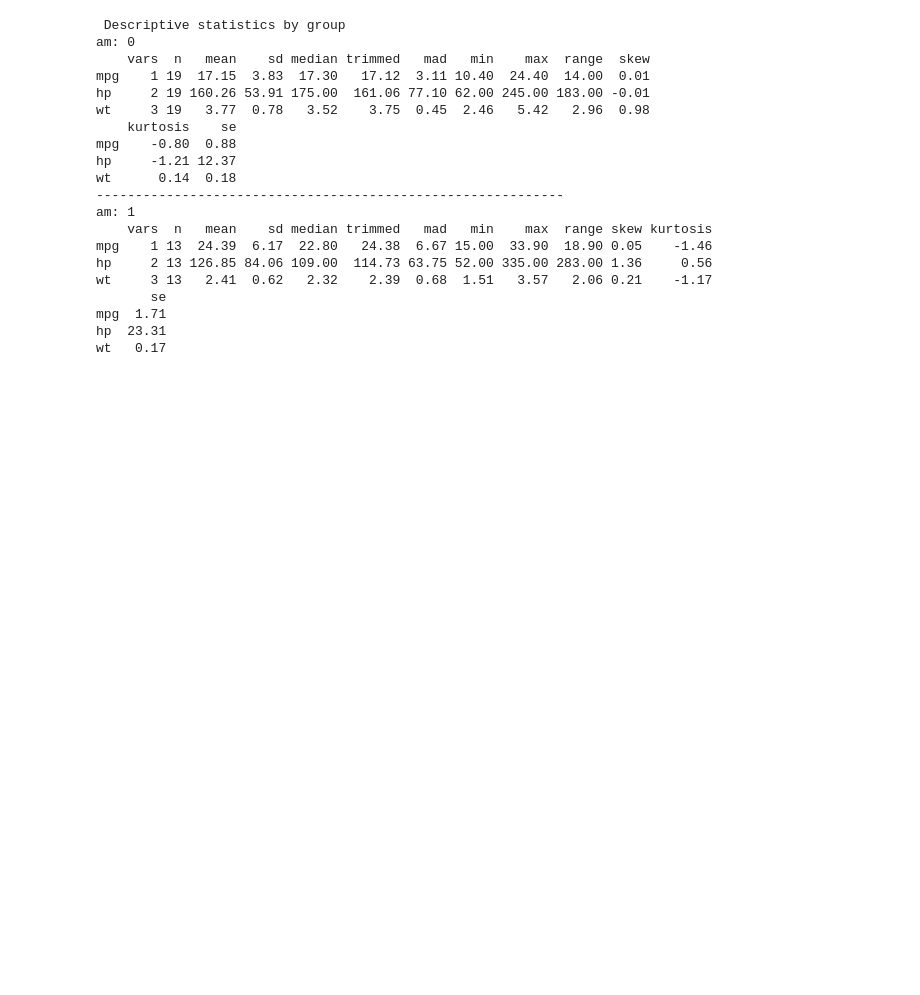
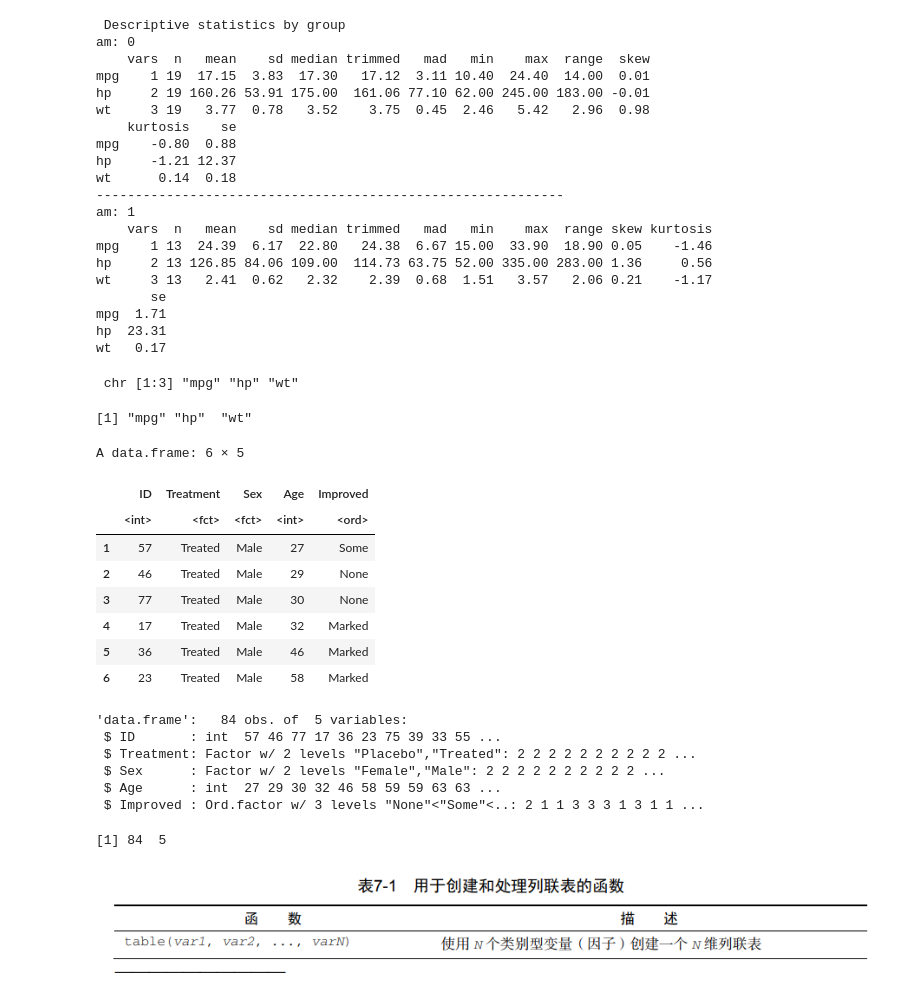
Before and after one commit to ruishuQU/R-IN-ACTION, a Jupyter notebook: code/ch07 基本统计分析.ipynb, the cells around one changed output. Cells and saved outputs as stored; diff of their text form; code cells hidden in the pictures; blank space fills up the shorter version.

```diff
--- a/code/ch07 基本统计分析.ipynb
+++ b/code/ch07 基本统计分析.ipynb
@@ -201,3 +201,38 @@ wt     3 13   2.41  0.62   2.32    2.39  0.68  1.51   3.57   2.06 0.21    -1.17
 mpg  1.71
 hp  23.31
 wt   0.17
+# %%
+str(myvars)
+head(myvars)
+# %% [output]
+ chr [1:3] "mpg" "hp" "wt"
+[1] "mpg" "hp"  "wt"
+# %%
+# 7.2 频数表和列联表
+# 本节中的数据来自vcd包中的Arthritis数据集。这份数据来自Kock & Edward （1988），表
+# 示了一项风湿性关节炎新疗法的双盲临床实验的结果。前几个观测是这样的：
+library(vcd)
+head(Arthritis)
+# %% [output]
+A data.frame: 6 × 5
+|  | ID | Treatment | Sex | Age | Improved |
+|  | <int> | <fct> | <fct> | <int> | <ord> |
+| 1 | 57 | Treated | Male | 27 | Some |
+| 2 | 46 | Treated | Male | 29 | None |
+| 3 | 77 | Treated | Male | 30 | None |
+| 4 | 17 | Treated | Male | 32 | Marked |
+| 5 | 36 | Treated | Male | 46 | Marked |
+| 6 | 23 | Treated | Male | 58 | Marked |
+# %%
+str(Arthritis)
+# %% [output]
+'data.frame':   84 obs. of  5 variables:
+ $ ID       : int  57 46 77 17 36 23 75 39 33 55 ...
+ $ Treatment: Factor w/ 2 levels "Placebo","Treated": 2 2 2 2 2 2 2 2 2 2 ...
+ $ Sex      : Factor w/ 2 levels "Female","Male": 2 2 2 2 2 2 2 2 2 2 ...
+ $ Age      : int  27 29 30 32 46 58 59 59 63 63 ...
+ $ Improved : Ord.factor w/ 3 levels "None"<"Some"<..: 2 1 1 3 3 3 1 3 1 1 ...
+# %%
+dim(Arthritis)
+# %% [output]
+[1] 84  5
@@ -203,0 +241,2 @@ wt   0.17
+# %% [markdown]
+![image.png](attachment:image.png)
```
Also changed, not shown: parts of 32 cells of this notebook.
